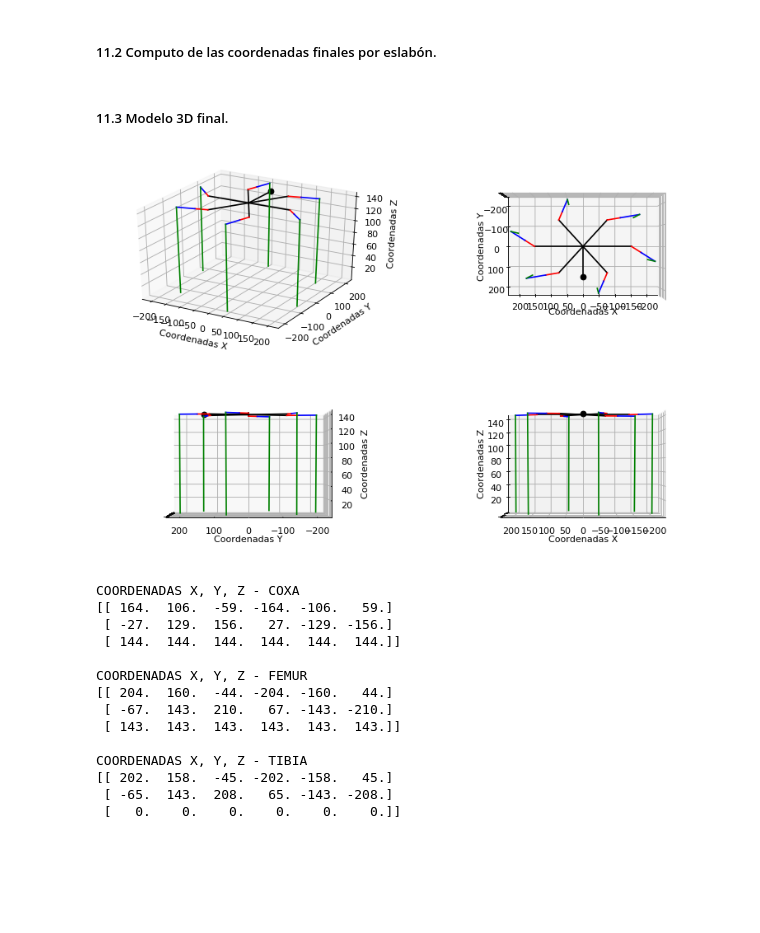
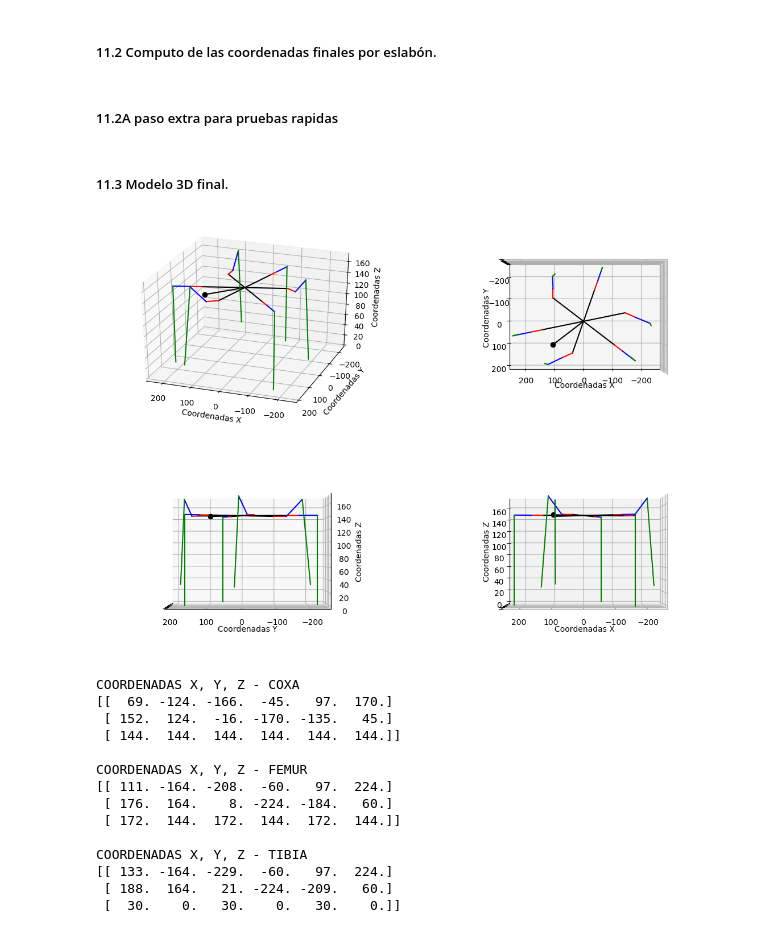
Before and after one commit to KingDarBoja/HexapodPF, a Jupyter notebook: PythonIK/CinematicaInversaHexapodo.ipynb, the cells around one changed output. Drawn from its saved outputs; the diff is of its cells as text; code cells hidden in the pictures; blank space fills up the shorter version.

```diff
--- a/PythonIK/CinematicaInversaHexapodo.ipynb
+++ b/PythonIK/CinematicaInversaHexapodo.ipynb
@@ -404,6 +400,10 @@ inVal3 = [(alpha, alf), (beta, bet), (gamma, gam),
 # %% [markdown]
 ##### 11.2 Computo de las coordenadas finales por eslabón.
 # %%
+inVal3 = [(alpha, alf), (beta, bet), (gamma, gam),
+          (L_1, lin_1), (L_2, lin_2), (L_3, lin_3),
+          (d_L, dlin), (r_c, r_bot), (X_t, x_init), (Y_t, y_init), (Z_t, z_init)]
+
 # Coordenadas iniciales: centro
 CoordStart_c = np.ones((3,6))*np.array([x_init, y_init, z_init])[:, np.newaxis]
 # Coordenadas finales: centro
@@ -417,7 +417,7 @@ CoordEnd_3 = np.zeros((3,6))
 
 for i in range(3) :
     for j in range(6) :
-        TransfTemp = (TransfMatrRPY*TransfMatrBP).subs([(g_k, j*pi/3)] + inVal3)
+        TransfTemp = (TransfMatrRPY*TransfMatrBP).subs([(g_k, (j+2)*pi/3)] + inVal3)
         SubAngles = [(t_1, Theta_1[j] * math.pi / 180), (t_2, Theta_2[j] * math.pi / 180), (t_3, Theta_3[j] * math.pi / 180)]
         CoordEnd_c[i][j] = (TransfTemp*Matrix([0, 0, 0, 1]))[i]
         CoordEnd_1[i][j] = (TransfTemp*TransfMatrL1*Matrix([0, 0, 0, 1])).subs(inVal3 + SubAngles)[i]
@@ -426,51 +426,86 @@ for i in range(3) :
 
 # Generación de línea extra para diferenciar el frente.
 CoordFront = (TransfMatrRPY*TransfMatrBP).subs([(g_k, pi/2)] + inVal3)*Matrix([0, 0, 0, 1])
+# %% [markdown]
+##### 11.2A paso extra para pruebas rapidas
+# %%
+alf = -pi/4; bet = 0; gam = 0;
+inVal3 = [(alpha, alf), (beta, bet), (gamma, gam),
+          (L_1, lin_1), (L_2, lin_2), (L_3, lin_3),
+          (d_L, dlin), (r_c, r_bot), (X_t, x_init), (Y_t, y_init), (Z_t, z_init)]
+
+Theta_1 = [-45, 0, -45, 0, -45, 0]
+Theta_2 = [30, 0, 30, 0, 30, 0]
+Theta_3 = [110, 90, 110, 90, 110, 90]
+
+# Coordenadas iniciales: centro
+CoordStart_c = np.ones((3,6))*np.array([x_init, y_init, z_init])[:, np.newaxis]
+# Coordenadas finales: centro
+CoordEnd_c = np.zeros((3,6))
+# Coordenadas finales: coxa
+CoordEnd_1 = np.zeros((3,6))
+# Coordenadas finales: femur
+CoordEnd_2 = np.zeros((3,6))
+# Coordenadas finales: ribia
+CoordEnd_3 = np.zeros((3,6))
+
+for i in range(3) :
+    for j in range(6) :
+        TransfTemp = (TransfMatrRPY*TransfMatrBP).subs([(g_k, (j+2)*pi/3)] + inVal3)
+        SubAngles = [(t_1, Theta_1[j] * math.pi / 180), (t_2, Theta_2[j] * math.pi / 180), (t_3, Theta_3[j] * math.pi / 180)]
+        CoordEnd_c[i][j] = (TransfTemp*Matrix([0, 0, 0, 1]))[i]
+        CoordEnd_1[i][j] = (TransfTemp*TransfMatrL1*Matrix([0, 0, 0, 1])).subs(inVal3 + SubAngles)[i]
+        CoordEnd_2[i][j] = (TransfTemp*TransfMatrL1*TransfMatrL2*Matrix([0, 0, 0, 1])).subs(inVal3 + SubAngles)[i]
+        CoordEnd_3[i][j] = (TransfTemp*TransfMatrL1*TransfMatrL2*TransfMatrL3*Matrix([0, 0, 0, 1])).subs(inVal3 + SubAngles)[i]
+
+# Generación de línea extra para diferenciar el frente.
+CoordFront = (TransfMatrRPY*TransfMatrBP).subs([(g_k, pi/2)] + inVal3)*Matrix([0, 0, 0, 1])
 # %% [markdown]
 ##### 11.3 Modelo 3D final.
 # %%
 # Creación de las figuras.
-fig, axes = plt.subplots(2, 2, subplot_kw=dict(projection='3d'), figsize=(12, 8), dpi=80, facecolor='w')
+fig, axes = plt.subplots(2, 2, subplot_kw=dict(projection='3d'), figsize=(14, 10), dpi=100, facecolor='w')
 
 for axe in axes.flat :
     multiplots(axe, CoordFront.T, CoordStart_c, c='k', marker='o', markevery=2)
     multiplots(axe, CoordStart_c, CoordEnd_c, c='k')
     multiplots(axe, CoordEnd_c, CoordEnd_1, c='r')
     multiplots(axe, CoordEnd_1, CoordEnd_2, c='b')
     multiplots(axe, CoordEnd_2, CoordEnd_3, c='g')
     axe.set_xlabel(xlab); axe.set_ylabel(ylab); axe.set_zlabel(zlab)
 
 # Configuración de las vistas
+axes.flat[0].view_init(30, 110)
 axes.flat[1].view_init(90, 90)
 axes.flat[1].set_zlabel('')
 axes.flat[1].set_zticklabels([])
 
 axes.flat[2].view_init(0, 180)
 axes.flat[2].set_xlabel('')
 axes.flat[2].set_xticklabels([])
 
 axes.flat[3].view_init(0, 90)
 axes.flat[3].set_ylabel('')
 axes.flat[3].set_yticklabels([])
 
 plt.show()
 
 print("\n\033[1m" + "COORDENADAS X, Y, Z - COXA" + "\033[0m"); print(np.round(CoordEnd_1))
 print("\n\033[1m" + "COORDENADAS X, Y, Z - FEMUR" + "\033[0m"); print(np.round(CoordEnd_2))
 print("\n\033[1m" + "COORDENADAS X, Y, Z - TIBIA" + "\033[0m"); print(np.round(CoordEnd_3))
 # %% [output]
-[figure, old version]
+[figure, new version]
 COORDENADAS X, Y, Z - COXA
-[[ 164.  106.  -59. -164. -106.   59.]
- [ -27.  129.  156.   27. -129. -156.]
+[[  69. -124. -166.  -45.   97.  170.]
+ [ 152.  124.  -16. -170. -135.   45.]
  [ 144.  144.  144.  144.  144.  144.]]
 
 COORDENADAS X, Y, Z - FEMUR
-[[ 204.  160.  -44. -204. -160.   44.]
- [ -67.  143.  210.   67. -143. -210.]
- [ 143.  143.  143.  143.  143.  143.]]
+[[ 111. -164. -208.  -60.   97.  224.]
+ [ 176.  164.    8. -224. -184.   60.]
+ [ 172.  144.  172.  144.  172.  144.]]
 
 COORDENADAS X, Y, Z - TIBIA
-[[ 202.  158.  -45. -202. -158.   45.]
- [ -65.  143.  208.   65. -143. -208.]
- [   0.    0.    0.    0.    0.    0.]]
+[[ 133. -164. -229.  -60.   97.  224.]
+ [ 188.  164.   21. -224. -209.   60.]
+ [  30.    0.   30.    0.   30.    0.]]
```
Also changed, not shown: parts of 5 cells of this notebook.
